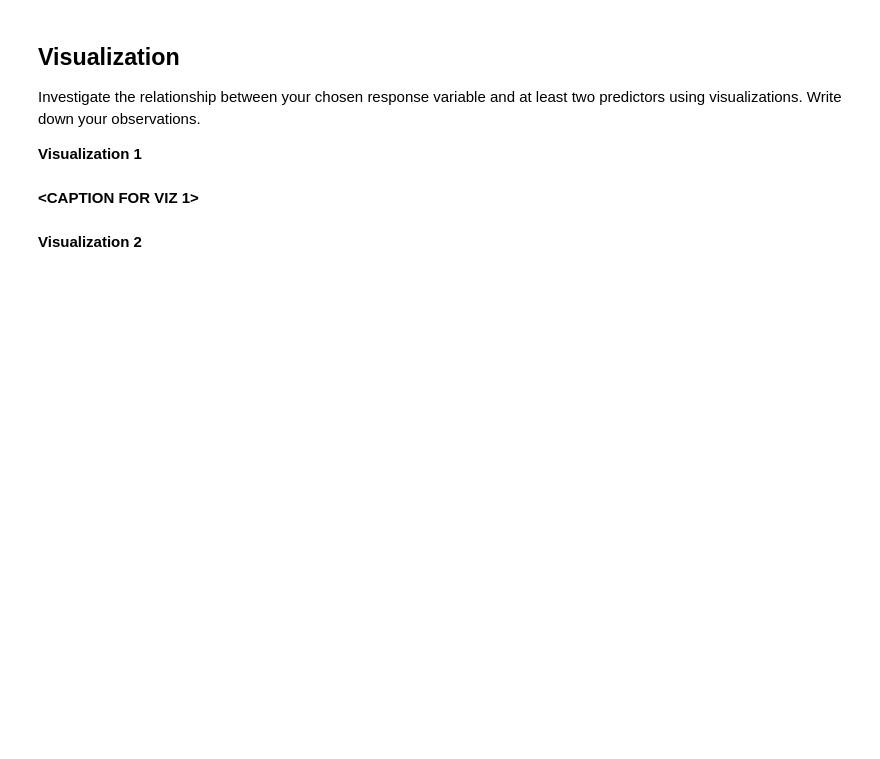
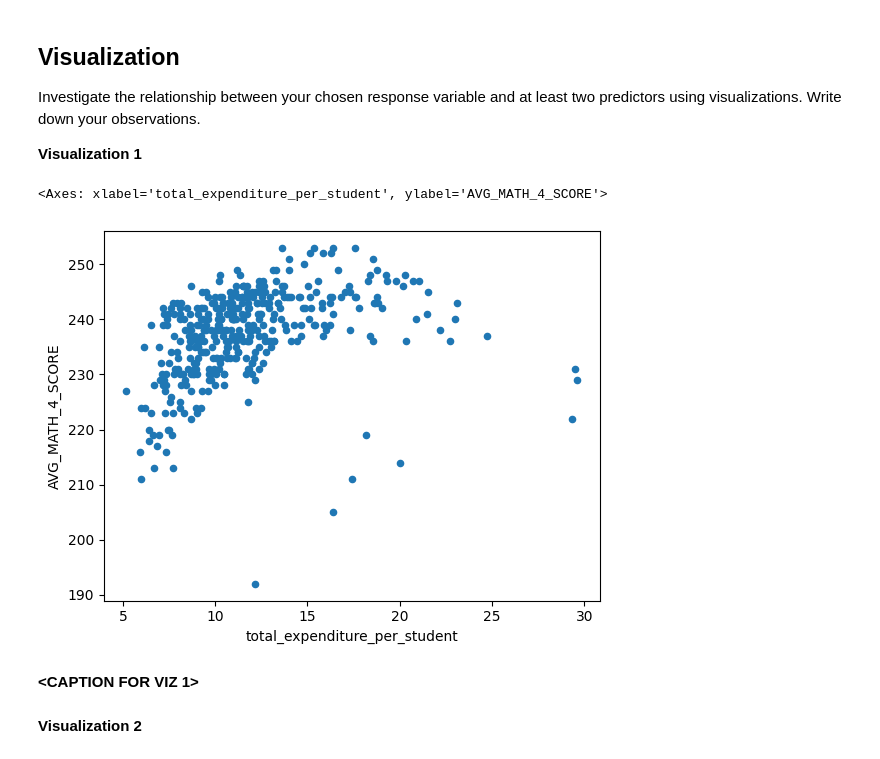
Before and after one commit to poho40/Git-setup-for-MDSt, a Jupyter notebook: tutorial1/checkpoint1.ipynb, the cells around one changed output. Drawn from its saved outputs; the diff is of its cells as text; code cells hidden in the pictures; blank space fills up the shorter version.

```diff
--- a/tutorial1/checkpoint1.ipynb
+++ b/tutorial1/checkpoint1.ipynb
@@ -35,9 +40,25 @@ Import `numpy`, `pandas`, and `matplotlib`.
 # %% [markdown]
 Load in the "states_edu.csv" dataset and take a look at the head of the data
+# %%
+df = pd.read_csv("../data/states_edu.csv")
 # %% [markdown]
 You should always familiarize yourself with what each column in the dataframe represents. Read about the states_edu dataset here: https://www.kaggle.com/noriuk/us-education-datasets-unification-project
 # %% [markdown]
 Use this space to rename columns, deal with missing data, etc. _(optional)_
+# %%
+df.rename({
+    'GRADES_PK_G':'ENROLL_PREK',
+    'GRADES_KG_G':'ENROLL_KINDER',
+    'GRADES_4_G':'ENROLL_4',
+    'GRADES_8_G':'ENROLL_8',
+    'GRADES_12_G':'ENROLL_12',
+    'GRADES_1_8_G':'ENROLL_PRIMARY',
+    'GRADES_9_12_G':'ENROLL_HS',
+    'GRADES_ALL_G':'ENROLL_ALL',
+    'ENROLL':'ENROLL_ALL_EST'
+    },
+    axis=1,inplace=True)
+df.dropna(subset=['AVG_MATH_4_SCORE'], inplace=True)
 # %% [markdown]
 <h2>Exploratory Data Analysis (EDA) </h2>
 # %% [markdown]
@@ -60,5 +118,7 @@ After exploring the data, you can choose to modify features that you would use t
 You can also create your own features. For example, perhaps you figured that maybe a state's expenditure per student may affect their overall academic performance so you create a expenditure_per_student feature.
 
 Use this space to modify or create features.
+# %%
+df["total_expenditure_per_student"] = df["TOTAL_EXPENDITURE"]/df["ENROLL_ALL_EST"]
 # %% [markdown]
 Feature engineering justification: **<BRIEFLY DESCRIBE WHY YOU MADE THE CHANGES THAT YOU DID\>**
@@ -68,6 +129,11 @@ Feature engineering justification: **<BRIEFLY DESCRIBE WHY YOU MADE THE CHANGES
 Investigate the relationship between your chosen response variable and at least two predictors using visualizations. Write down your observations.
 
 **Visualization 1**
+# %%
+df.plot.scatter(x="total_expenditure_per_student", y="AVG_MATH_4_SCORE")
+# %% [output]
+<Axes: xlabel='total_expenditure_per_student', ylabel='AVG_MATH_4_SCORE'>
+[figure, added]
 # %% [markdown]
 **<CAPTION FOR VIZ 1>**
 # %% [markdown]
```
Also changed, not shown: parts of 19 cells of this notebook, 2 other files.
